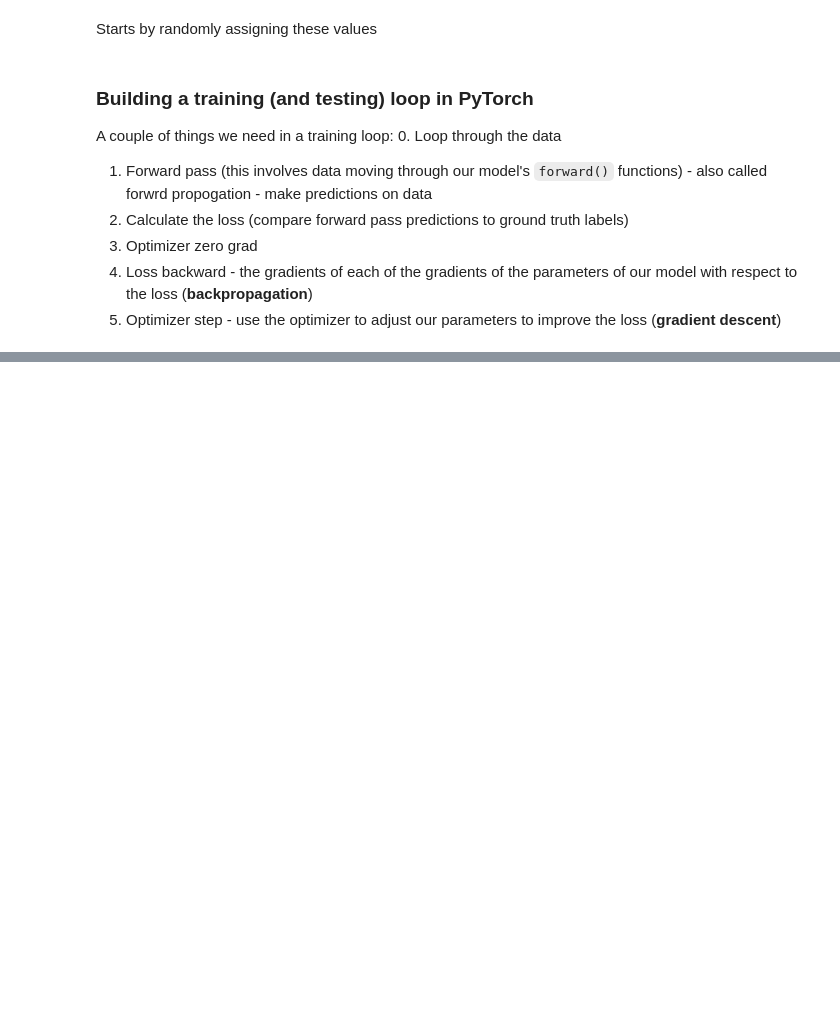
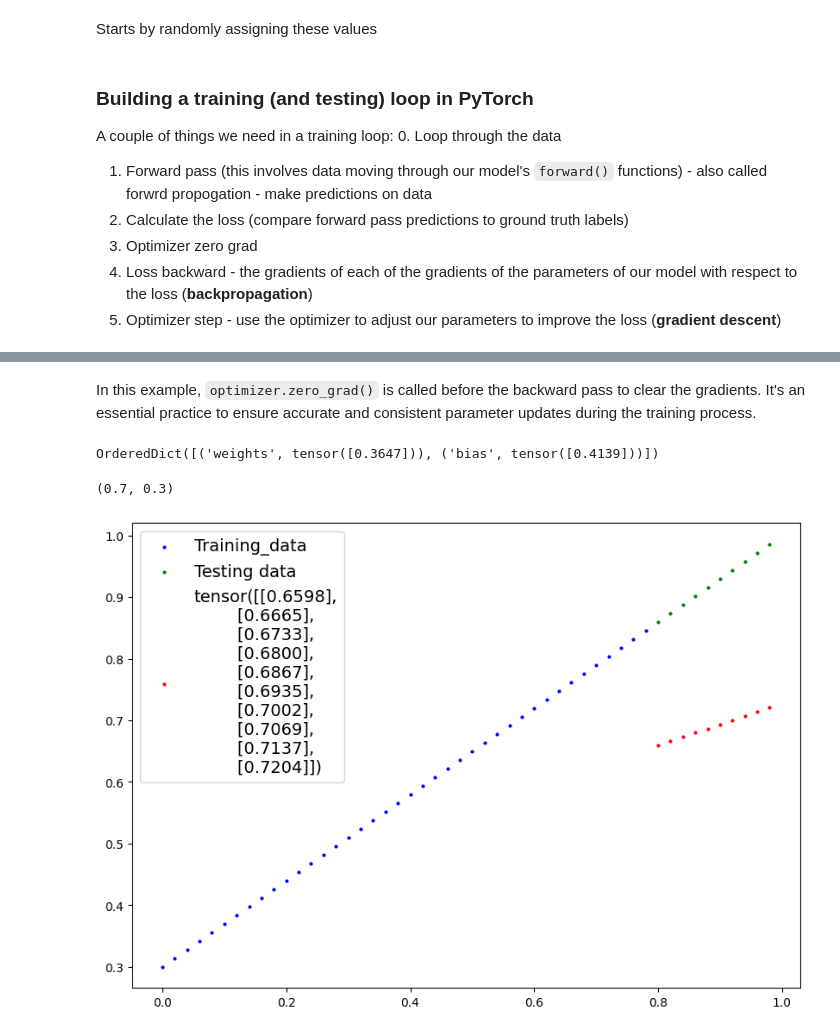
Before and after one commit to nbeaudoin/PyTorch-marathon, a Jupyter notebook: PyTorch_workflow.ipynb, the cells around one changed output, grey strips where cells are left out. Cells and saved outputs as stored; diff of their text form; code cells hidden in the pictures; blank space fills up the shorter version.

```diff
--- a/PyTorch_workflow.ipynb
+++ b/PyTorch_workflow.ipynb
@@ -140,13 +123,13 @@ class LinearRegressionModel(nn.Module):  ## <- almost everything in PyTorch inhe
     super().__init__()   ## calls from the parent class
     self.weights = nn.Parameter(torch.randn(1,
                                             requires_grad=True,
-                                            dtype=torch.float32))   ## float32 is default for PyTorch
+                                            dtype=torch.float))   ## float32 is default for PyTorch
 
 
     self.bias = nn.Parameter(torch.rand(1,
                                         requires_grad=True,
                                         dtype=torch.float))
 
-    # Forward method to define the computation in the model
-    def forward(self, x: torch.Tensor) ## "x" is the input data
-      return self.weights * x + self.bias   ## this is the linear regression formula
+  # Forward method to define the computation in the model
+  def forward(self, x: torch.Tensor) -> torch.Tensor:    ## "x" is the input data
+    return self.weights * x + self.bias   ## this is the linear regression formula
@@ -273,8 +231,0 @@ class LinearRegressionModel(nn.Module):  ## <- almost everything in PyTorch inhe
-# %%
-# Make predictions with model
-model_0 = LinearRegressionModel()
-
-with torch.inference_mode():
-  y_preds = model_0(X_test)
-
-y_preds
@@ -300,8 +240,2 @@ Because iour model is initialized with random parameters, the output is pretty r
 
 `inference_model()` makes predictions
-# %%
-### You can do this as well without inference_mode()
-y_preds = model_0(X_test)
-y_preds
-
-### Check out the gradient that is being tracked
@@ -320,11 +243,3 @@ tensor([[0.3938],
  * `inference_mode()` won't have a `grad` function
  * `inference_mode()` disables all the useful things that we have available during training. This means that PyTorch is keeping track of less data and our predictions will be faster because we are not keeping track of gradients that are being saved to memory
  * You can do the same thing with `toch.no_grad()` but `inference_mode()` is preferred.
-# %%
-### You can use this as well
-with torch.no_grad():
-  y_preds = model_0(X_test)
-
-y_preds
-
-### This is not the preferred way but also works for turning off grads
@@ -388,0 +361,2 @@ A couple of things we need in a training loop:
+# %% [markdown]
+In this example, `optimizer.zero_grad()` is called before the backward pass to clear the gradients. It's an essential practice to ensure accurate and consistent parameter updates during the training process.
@@ -388,0 +366,13 @@ A couple of things we need in a training loop:
+# %%
+model_0.state_dict()
+# %% [output]
+OrderedDict([('weights', tensor([0.3647])), ('bias', tensor([0.4139]))])
+# %%
+weight, bias
+# %% [output]
+(0.7, 0.3)
+# %%
+# Old plot
+plot_predictions(predictions=y_preds)
+# %% [output]
+[figure, added]
```
Also changed, not shown: parts of 41 cells of this notebook.
